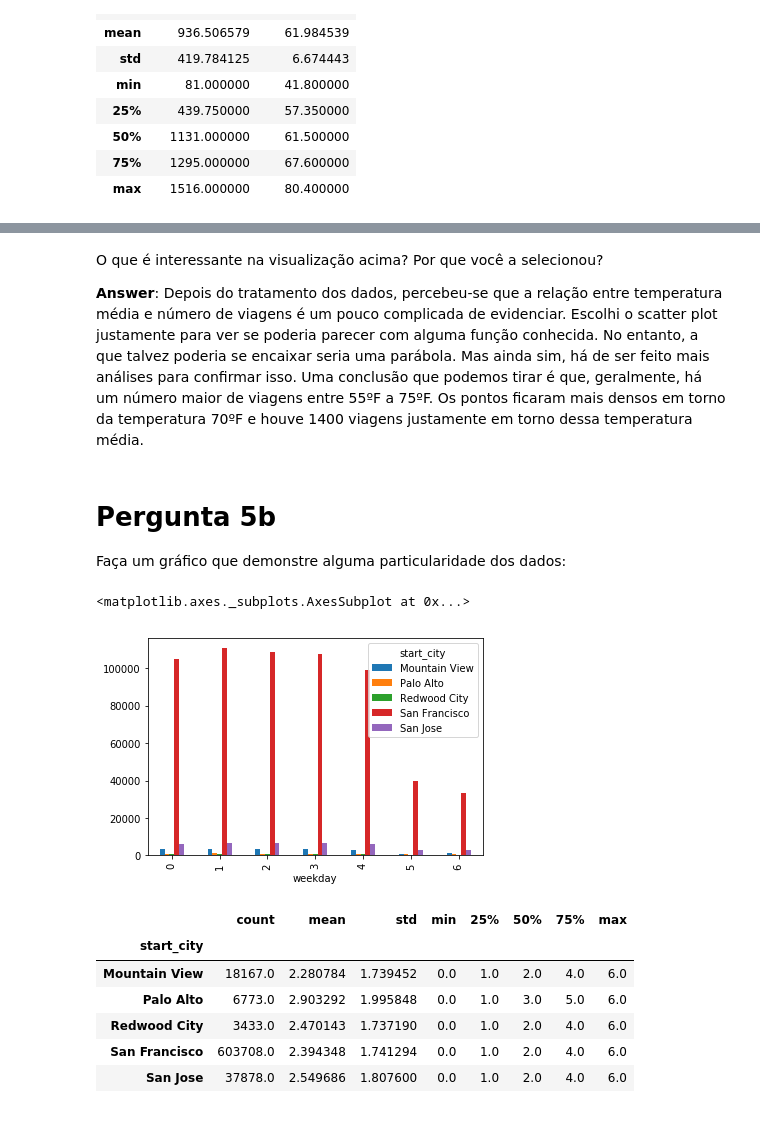
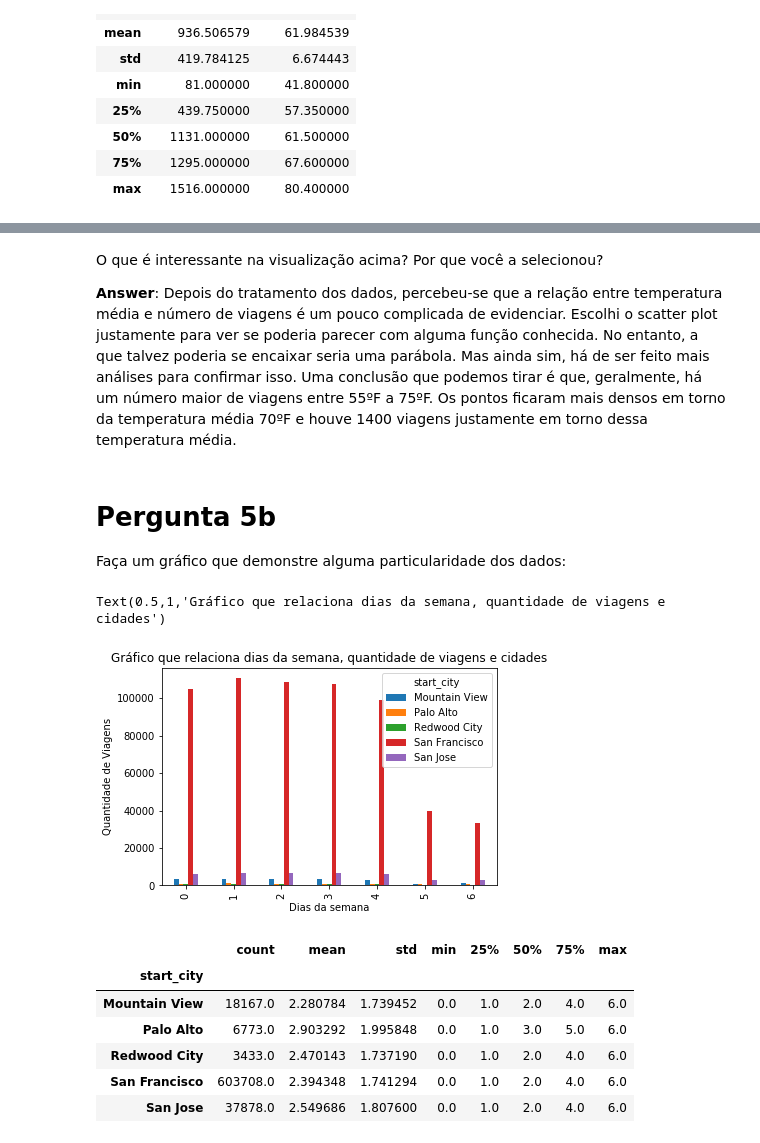
Before and after one commit to luisfcardoso/Udacity, a Jupyter notebook: Fundamentos de Data Science 1/Projeto/Analise_Bay_Area_Bike_Share-NDFDSI.ipynb, the cells around one changed output, grey strips where cells are left out. Drawn from its saved outputs; the diff is of its cells as text; code cells hidden in the pictures.

Commit message:
atualizando projeto para versão final

```diff
--- a/Fundamentos de Data Science 1/Projeto/Analise_Bay_Area_Bike_Share-NDFDSI.ipynb
+++ b/Fundamentos de Data Science 1/Projeto/Analise_Bay_Area_Bike_Share-NDFDSI.ipynb
@@ -587,19 +592,23 @@ juncao.plot(kind='scatter', x='quant_viagem', y='temperatura', figsize=(15,15))
 # %% [markdown]
 O que é interessante na visualização acima? Por que você a selecionou?
 
-**Answer**: Depois do tratamento dos dados, percebeu-se que a relação entre temperatura média e número de viagens é um pouco complicada de evidenciar. Escolhi o scatter plot justamente para ver se poderia parecer com alguma função conhecida. No entanto, a que talvez poderia se encaixar seria uma parábola. Mas ainda sim, há de ser feito mais análises para confirmar isso. Uma conclusão que podemos tirar é que, geralmente, há um número maior de viagens entre 55ºF a 75ºF. Os pontos ficaram mais densos em torno da temperatura 70ºF e houve 1400 viagens justamente em torno dessa temperatura média.
+**Answer**: Depois do tratamento dos dados, percebeu-se que a relação entre temperatura média e número de viagens é um pouco complicada de evidenciar. Escolhi o scatter plot justamente para ver se poderia parecer com alguma função conhecida. No entanto, a que talvez poderia se encaixar seria uma parábola. Mas ainda sim, há de ser feito mais análises para confirmar isso. Uma conclusão que podemos tirar é que, geralmente, há um número maior de viagens entre 55ºF a 75ºF. Os pontos ficaram mais densos em torno da temperatura média 70ºF e houve 1400 viagens justamente em torno dessa temperatura média.
 # %% [markdown]
 # Pergunta 5b
 Faça um gráfico que demonstre alguma particularidade dos dados:
 # %%
 # Gráfico Final 2
 # Quais são as cidades mais usadas e em quais dias são usadas?
 
+# Fazendo primeiro gráfico
 trip1 = trip_data
 #list_drop = ['duration', 'start_date', 'start_year', 'start_month', 'start_hour', 'end_city', 'subscription_type', 'city_week']
 #trip1.drop(list_drop, axis=1, inplace=True)
-trip1.groupby(['weekday','start_city']).size().unstack().plot(kind='bar')
+grafico1 = trip1.groupby(['weekday','start_city']).size().unstack().plot(kind='bar')
+grafico1.set_xlabel("Dias da semana")
+grafico1.set_ylabel("Quantidade de Viagens")
+grafico1.set_title('Gráfico que relaciona dias da semana, quantidade de viagens e cidades')
 # %% [output]
-<matplotlib.axes._subplots.AxesSubplot at 0x...>
+Text(0.5,1,'Gráfico que relaciona dias da semana, quantidade de viagens e cidades')
-[figure, old version]
+[figure, new version]
 # %%
```
Also changed, not shown: parts of 10 cells of this notebook, 1 other file.
